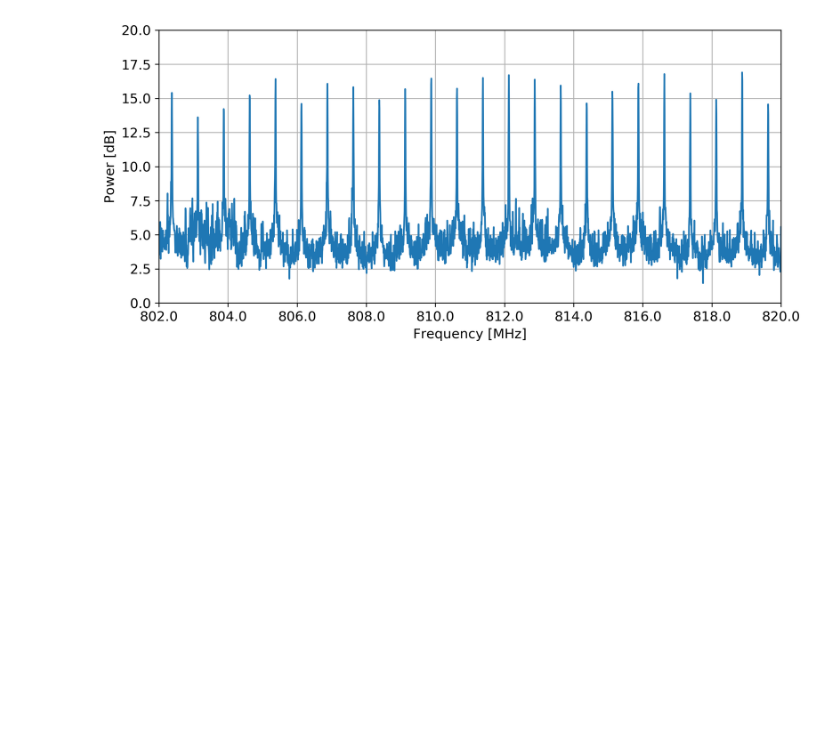
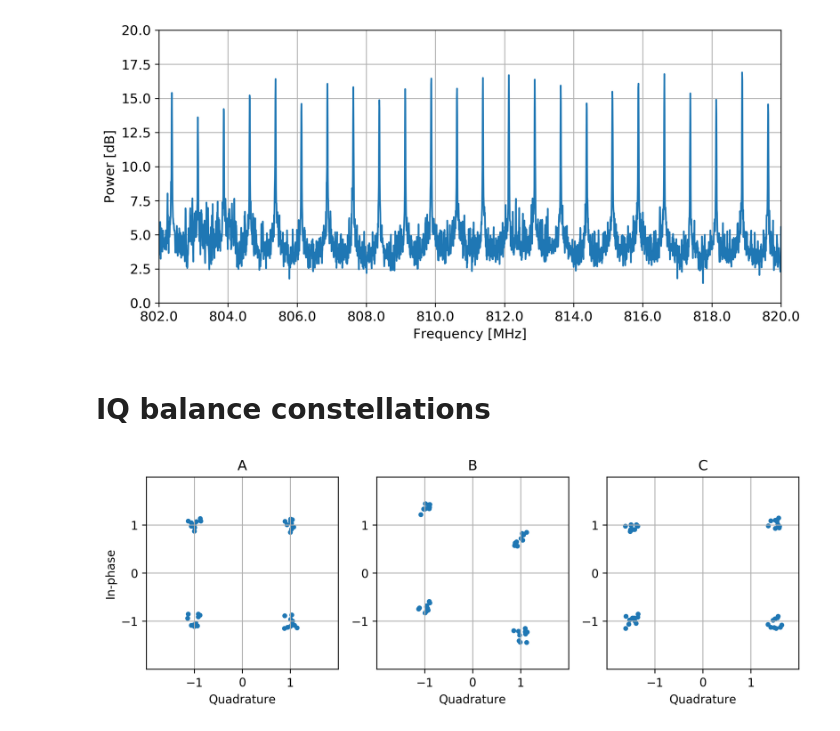
Before and after one commit to jarmokivekas/tuamk-thesis, a Jupyter notebook: spectrum-sense-data-processing.ipynb, the cells around one changed output. Drawn from its saved outputs; the diff is of its cells as text; code cells hidden in the pictures; blank space fills up the shorter version.

Commit message:
notebook: iq balance figure

```diff
--- a/spectrum-sense-data-processing.ipynb
+++ b/spectrum-sense-data-processing.ipynb
@@ -614,3 +614,79 @@ plt.savefig('doc/img/dc-offset-impact.png', dpi=300, bbox_inches= 'tight')
 plt.show()
 # %% [output]
 [figure]
+# %% [markdown]
+# IQ balance constellations
+# %%
+import matplotlib.pyplot as plt
+import numpy as np
+
+
+noise = 0.3
+ampl = 1
+points = 10
+I = np.random.random(points) * noise + ampl - noise*0.5
+I = np.append(I,np.random.random(points) * noise + ampl - noise*0.5)
+I = np.append(I,np.random.random(points) * noise - ampl - noise*0.5)
+I = np.append(I,np.random.random(points) * noise - ampl - noise*0.5)
+
+Q = np.random.random(points) * noise + ampl - noise*0.5
+Q = np.append(Q,np.random.random(points) * noise - ampl - noise*0.5)
+Q = np.append(Q,np.random.random(points) * noise + ampl - noise*0.5)
+Q = np.append(Q,np.random.random(points) * noise - ampl - noise*0.5)
+
+
+dc = 0.5
+I_dc = np.random.random(points) * noise + ampl + dc - noise*0.5
+I_dc = np.append(I_dc,np.random.random(points) * noise + ampl + dc - noise*0.5)
+I_dc = np.append(I_dc,np.random.random(points) * noise - ampl - dc - noise*0.5)
+I_dc = np.append(I_dc,np.random.random(points) * noise - ampl - dc - noise*0.5)
+
+Q_dc = np.random.random(points) * noise + ampl - noise*0.5
+Q_dc = np.append(Q_dc,np.random.random(points) * noise - ampl - noise*0.5)
+Q_dc = np.append(Q_dc,np.random.random(points) * noise + ampl - noise*0.5)
+Q_dc = np.append(Q_dc,np.random.random(points) * noise - ampl - noise*0.5)
+
+phase= 0.3
+I_phase = np.random.random(points) * noise + ampl - noise*0.5
+I_phase = np.append(I_phase,np.random.random(points) * noise + ampl - noise*0.5)
+I_phase = np.append(I_phase,np.random.random(points) * noise - ampl - noise*0.5)
+I_phase = np.append(I_phase,np.random.random(points) * noise - ampl - noise*0.5)
+
+Q_phase = np.random.random(points) * noise + ampl  - phase- noise*0.5
+Q_phase = np.append(Q_phase,np.random.random(points) * noise - ampl - phase - noise*0.5)
+Q_phase = np.append(Q_phase,np.random.random(points) * noise + ampl+ phase - noise*0.5)
+Q_phase = np.append(Q_phase,np.random.random(points) * noise - ampl+ phase - noise*0.5)
+
+marker_size= 10
+
+def prep_IQ():
+
+    plt.xlabel('Quadrature')
+    plt.ylim(-2,2)
+    plt.xticks([-1,0,1])
+    plt.yticks([-1,0,1])
+    plt.grid()
+    plt.xlim(-2,2)
+
+fig = plt.figure(figsize=(10,4.5), dpi=300)
+ax = fig.add_subplot(1,3,1,aspect='equal')
+ax.set_title('A')
+ax.set_ylabel('In-phase')
+plt.scatter(I, Q, s= marker_size)
+prep_IQ()
+
+ax = fig.add_subplot(1,3,2,aspect='equal')
+ax.set_title('B')
+plt.scatter(I_phase, Q_phase,s= marker_size)
+prep_IQ()
+
+
+ax = fig.add_subplot(1,3,3,aspect='equal')
+ax.set_title('C')
+plt.scatter(I_dc, Q_dc, s= marker_size)
+prep_IQ()
+
+plt.savefig('doc/img/iq-balance.png', bbox_inches='tight', dpi=300)
+plt.show()
+# %% [output]
+[figure, added]
```
